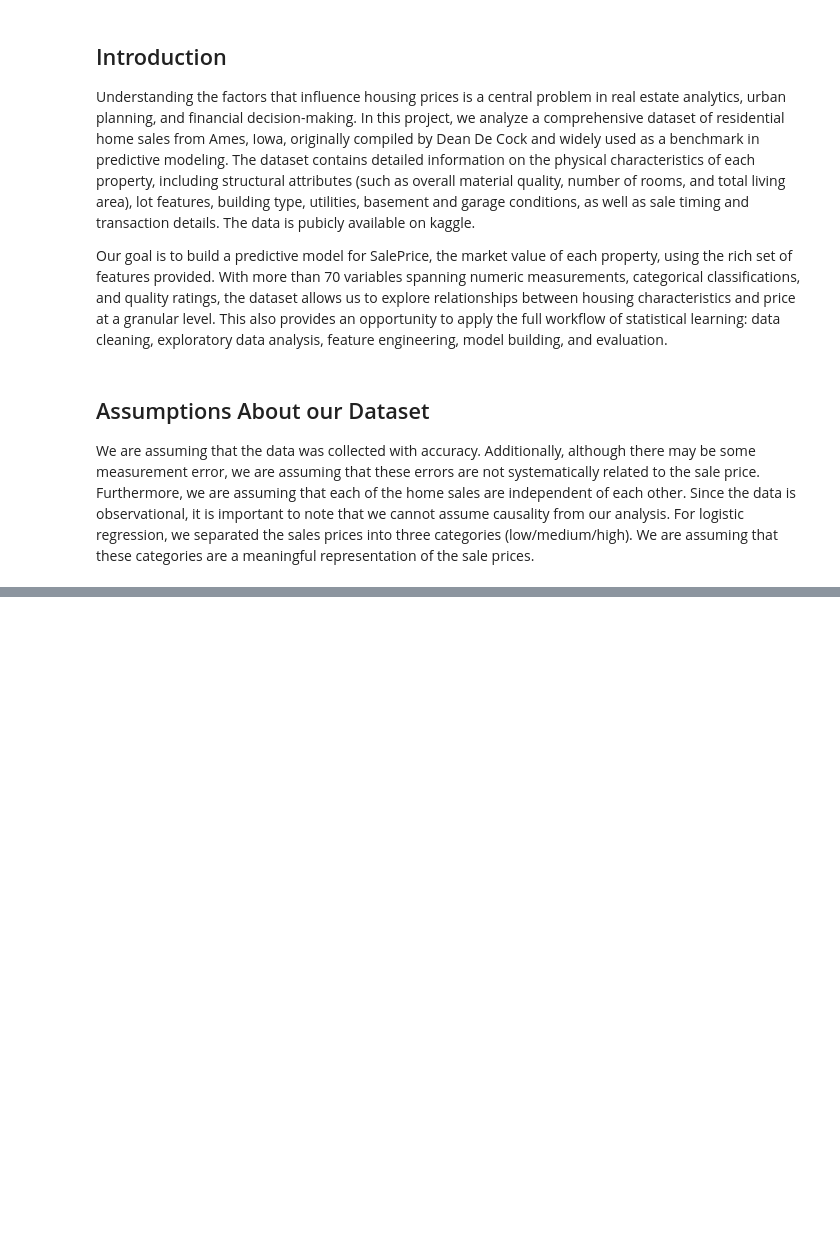
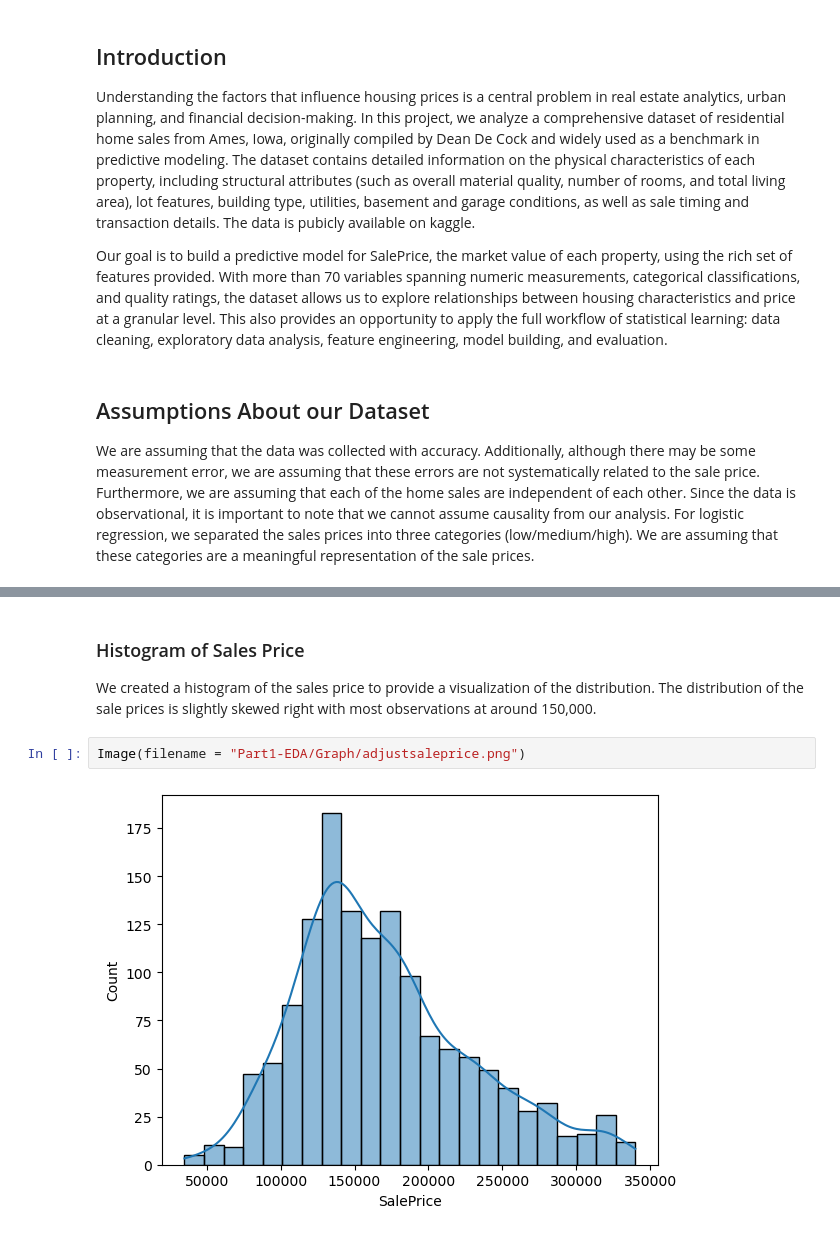
Before and after one commit to UCB-stat-159-f25/final-group04, a Jupyter notebook: main.ipynb, the cells around one changed output, grey strips where cells are left out. Drawn from its saved outputs; the diff is of its cells as text; blank space fills up the shorter version.

```diff
--- a/main.ipynb
+++ b/main.ipynb
@@ -14,0 +85,8 @@ We are assuming that the data was collected with accuracy. Additionally, althoug
+# %% [markdown]
+### Histogram of Sales Price
+
+We created a histogram of the sales price to provide a visualization of the distribution. The distribution of the sale prices is slightly skewed right with most observations at around 150,000.
+# %%
+Image(filename = "Part1-EDA/Graph/adjustsaleprice.png")
+# %% [output]
+[figure, added]
```
Also changed, not shown: parts of 31 cells of this notebook, 11 other files.
